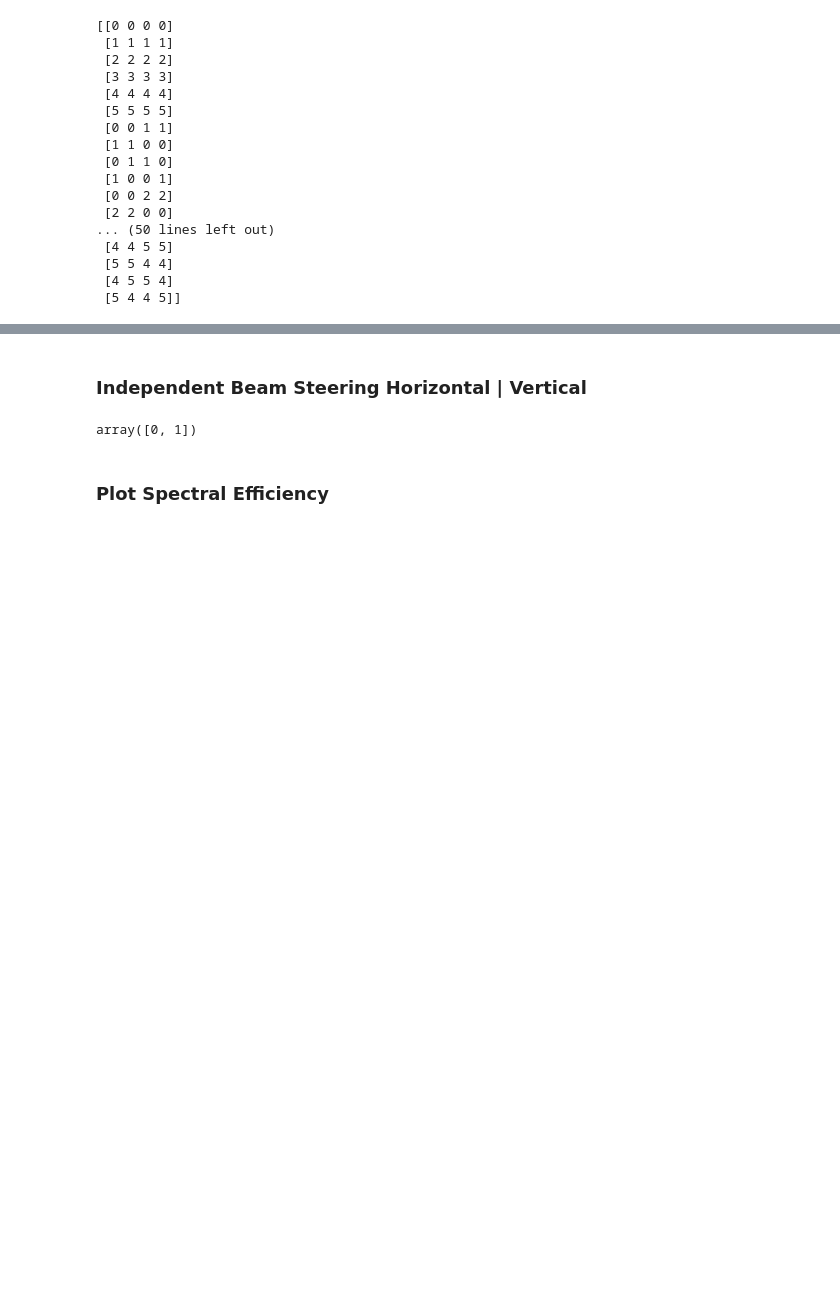
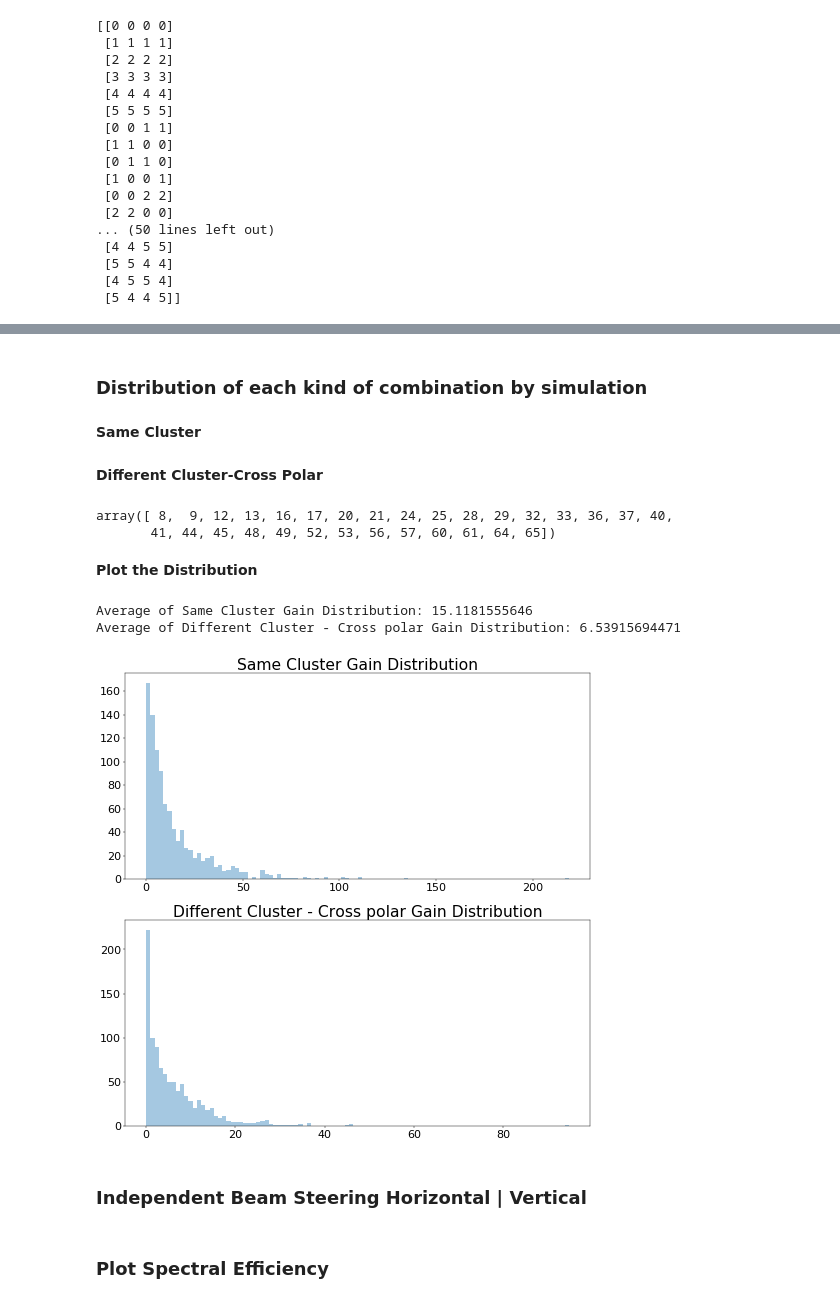
Before and after one commit to dienhoa/hybrid_beamforming_notebook, a Jupyter notebook: Dual Polarized Channel.ipynb, the cells around one changed output, grey strips where cells are left out. Cells and saved outputs as stored; diff of their text form; code cells hidden in the pictures; blank space fills up the shorter version.

```diff
--- a/Dual Polarized Channel.ipynb
+++ b/Dual Polarized Channel.ipynb
@@ -242,3 +246,50 @@ print(dict(zip(unique, counts)))
+# %% [markdown]
+### Distribution of each kind of combination by simulation
+# %% [markdown]
+__Same Cluster__
+# %%
+index_sameclus = np.zeros(realization,dtype=int)
+for reali in range(realization):
+    index_sameclus[reali] = np.argmax(path_gain[0:6,reali])
+# %%
+gain_sameclus = np.zeros(realization,dtype=float)
+for reali in range(realization):
+    gain_sameclus[reali] = path_gain[index_sameclus[reali],reali]
+# %% [markdown]
+__Different Cluster-Cross Polar__
+# %%
+cross_index
+# %% [output]
+array([ 8,  9, 12, 13, 16, 17, 20, 21, 24, 25, 28, 29, 32, 33, 36, 37, 40,
+       41, 44, 45, 48, 49, 52, 53, 56, 57, 60, 61, 64, 65])
+# %%
+index_diffclus_crosspol = np.zeros(realization,dtype=int)
+for reali in range(realization):
+    index_diffclus_crosspol[reali] = np.argmax(path_gain[cross_index,reali])
+# %%
+gain_diffclus_crosspol = np.zeros(realization,dtype=float)
+for reali in range(realization):
+    gain_diffclus_crosspol[reali] = path_gain[cross_index[np.argmax(path_gain[cross_index,reali])],reali]
+# %% [markdown]
+__Plot the Distribution__
+# %%
+fig = plt.figure(figsize=(15,15), dpi=40)
+
+plt.subplot(2, 1, 1)
+plt.title('Same Cluster Gain Distribution', fontsize = 28)
+sns.distplot(gain_sameclus,bins=100, kde = False)
+plt.tick_params(axis='both', which='major', labelsize=20)
+print('Average of Same Cluster Gain Distribution:',np.mean(gain_sameclus))
+
+plt.subplot(2, 1, 2)
+plt.title('Different Cluster - Cross polar Gain Distribution', fontsize = 28)
+sns.distplot(gain_diffclus_crosspol,bins=100, kde = False)
+plt.tick_params(axis='both', which='major', labelsize=20)
+print('Average of Different Cluster - Cross polar Gain Distribution:',np.mean(gain_diffclus_crosspol))
+# %% [output]
+Average of Same Cluster Gain Distribution: 15.1181555646
+Average of Different Cluster - Cross polar Gain Distribution: 6.53915694471
+[figure, added]
 # %% [markdown]
 ### Independent Beam Steering Horizontal | Vertical
 # %%
@@ -246,10 +297,6 @@ steer_path = np.zeros((2,realization),dtype=int)
 for reali in range(realization):
     steer_path[0,reali] = np.argmax((np.abs(alpha_hh[:,reali]))**2)
     steer_path[1,reali] = np.argmax((np.abs(alpha_vv[:,reali]))**2)
-# %%
-steer_path[:,2]
-# %% [output]
-array([0, 1])
 # %% [markdown]
 ### Plot Spectral Efficiency
 # %%
```
Also changed, not shown: parts of 12 cells of this notebook, 6 other files.
